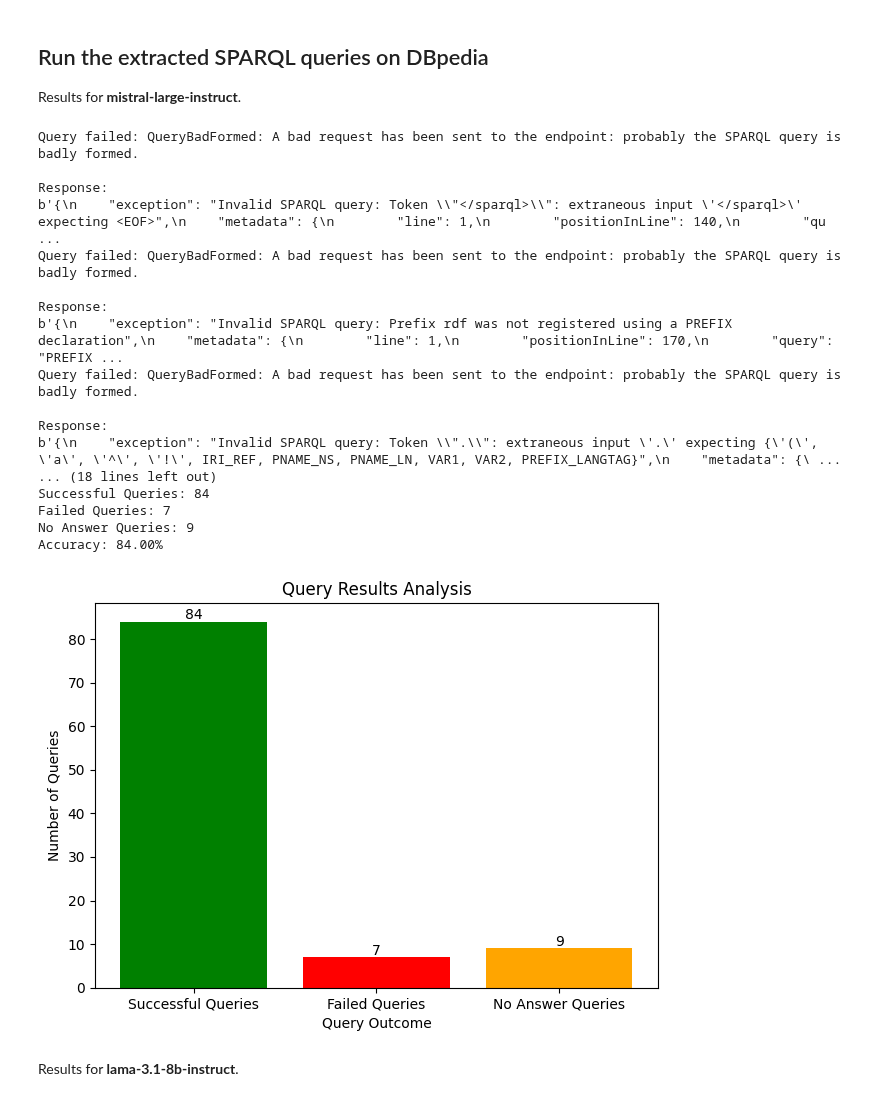
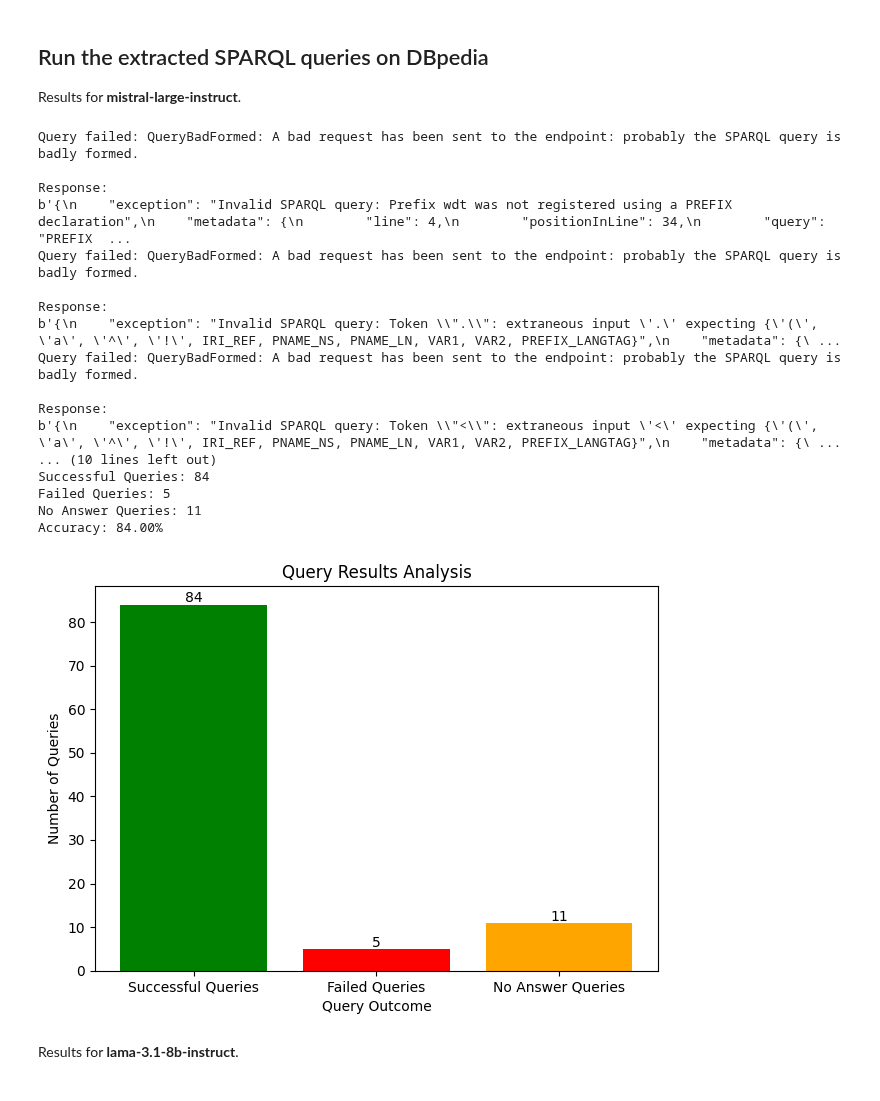
Before and after one commit to semantic-systems/Automatic-SPARQL-translation, a Jupyter notebook: QALD9-Plus-testing/zero-shot-entity-aligned/wikidata-to-dbpedia/zero_shot_entity_aligned_wikidata_to_dbpedia.ipynb, the cells around one changed output. Drawn from its saved outputs; the diff is of its cells as text; code cells hidden in the pictures.

```diff
--- a/QALD9-Plus-testing/zero-shot-entity-aligned/wikidata-to-dbpedia/zero_shot_entity_aligned_wikidata_to_dbpedia.ipynb
+++ b/QALD9-Plus-testing/zero-shot-entity-aligned/wikidata-to-dbpedia/zero_shot_entity_aligned_wikidata_to_dbpedia.ipynb
@@ -373,7 +391,7 @@ Results for **mistral-large-instruct**.
 input_file_path = "mistral_wiki_trans_sparql_queries.json"
 output_file_path = "dbpedia_query_results_mistral.json"
 
-# Wikidata local endpoint
+# DBpedia local endpoint
 DBpedia_ENDPOINT = "http://localhost:7012"
 
 # Define prefixes for the queries
@@ -387,13 +405,27 @@ PREFIX dbr: <http://dbpedia.org/resource/>
 PREFIX skos: <http://www.w3.org/2004/02/skos/core#>
 PREFIX dbc: <http://dbpedia.org/resource/Category:>
 PREFIX dct: <http://purl.org/dc/terms/>
+PREFIX rdf: <http://www.w3.org/1999/02/22-rdf-syntax-ns#>
 """
+
 
 # Function to check and prepend prefixes if not present
 def ensure_prefixes(query):
-    if not query.strip().startswith("PREFIX"):
-        return PREFIXES + query
+    required_prefixes = [
+        "PREFIX rdf: <http://www.w3.org/1999/02/22-rdf-syntax-ns#>",
+        "PREFIX dbo: <http://dbpedia.org/ontology/>",
+        "PREFIX dbr: <http://dbpedia.org/resource/>",
+    ]
+
+    missing_prefixes = [p for p in required_prefixes if p not in query]
+
+    # Ensure the missing prefixes are added to the top
+    if missing_prefixes:
+        query = "\n".join(missing_prefixes) + "\n" + query
+
     return query
+
+
 
 # Function to query the SPARQL endpoint
 def query_sparql(endpoint, query):
@@ -470,42 +502,42 @@ accuracy = (successful_queries / total_queries) * 100 if total_queries > 0 else
 
 print(f"Total Queries: {total_queries}")
 print(f"Successful Queries: {successful_queries}")
 print(f"Failed Queries: {failed_queries}")
 print(f"No Answer Queries: {no_answer_queries}")
 print(f"Accuracy: {accuracy:.2f}%")
 
 # Visualize results with a bar chart
 categories = ['Successful Queries', 'Failed Queries', 'No Answer Queries']
 counts = [successful_queries, failed_queries, no_answer_queries]
 colors = ['green', 'red', 'orange']
 
 plt.bar(categories, counts, color=colors)
 plt.title('Query Results Analysis')
 plt.ylabel('Number of Queries')
 plt.xlabel('Query Outcome')
 for i, count in enumerate(counts):
     plt.text(i, count + 0.5, str(count), ha='center')
 plt.tight_layout()
 plt.show()
 # %% [output]
 Query failed: QueryBadFormed: A bad request has been sent to the endpoint: probably the SPARQL query is badly formed.
 
 Response:
-b'{\n    "exception": "Invalid SPARQL query: Token \\"</sparql>\\": extraneous input \'</sparql>\' expecting <EOF>",\n    "metadata": {\n        "line": 1,\n        "positionInLine": 140,\n        "qu ...
-Query failed: QueryBadFormed: A bad request has been sent to the endpoint: probably the SPARQL query is badly formed.
-
-Response:
-b'{\n    "exception": "Invalid SPARQL query: Prefix rdf was not registered using a PREFIX declaration",\n    "metadata": {\n        "line": 1,\n        "positionInLine": 170,\n        "query": "PREFIX ...
+b'{\n    "exception": "Invalid SPARQL query: Prefix wdt was not registered using a PREFIX declaration",\n    "metadata": {\n        "line": 4,\n        "positionInLine": 34,\n        "query": "PREFIX  ...
 Query failed: QueryBadFormed: A bad request has been sent to the endpoint: probably the SPARQL query is badly formed.
 
 Response:
 b'{\n    "exception": "Invalid SPARQL query: Token \\".\\": extraneous input \'.\' expecting {\'(\', \'a\', \'^\', \'!\', IRI_REF, PNAME_NS, PNAME_LN, VAR1, VAR2, PREFIX_LANGTAG}",\n    "metadata": {\ ...
-... (18 lines left out)
+Query failed: QueryBadFormed: A bad request has been sent to the endpoint: probably the SPARQL query is badly formed.
+
+Response:
+b'{\n    "exception": "Invalid SPARQL query: Token \\"<\\": extraneous input \'<\' expecting {\'(\', \'a\', \'^\', \'!\', IRI_REF, PNAME_NS, PNAME_LN, VAR1, VAR2, PREFIX_LANGTAG}",\n    "metadata": {\ ...
+... (10 lines left out)
 Successful Queries: 84
-Failed Queries: 7
-No Answer Queries: 9
+Failed Queries: 5
+No Answer Queries: 11
 Accuracy: 84.00%
-[figure, old version]
+[figure, new version]
 # %% [markdown]
 Results for **lama-3.1-8b-instruct**.
 # %%
```
Also changed, not shown: parts of 5 cells of this notebook, 10 other files.
